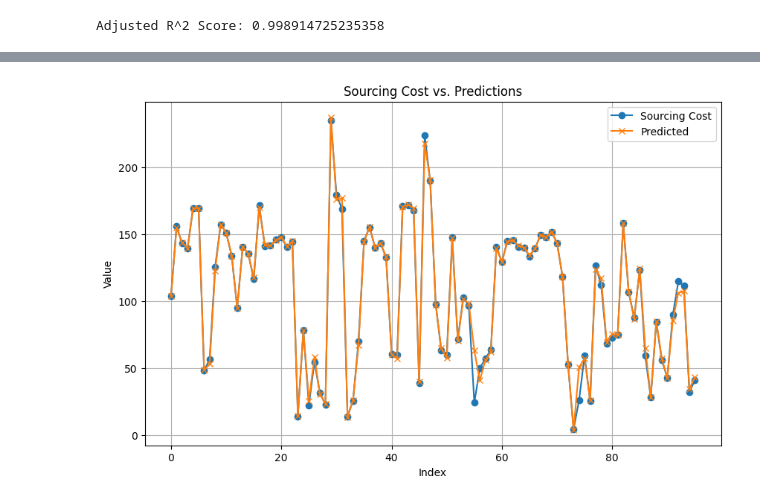
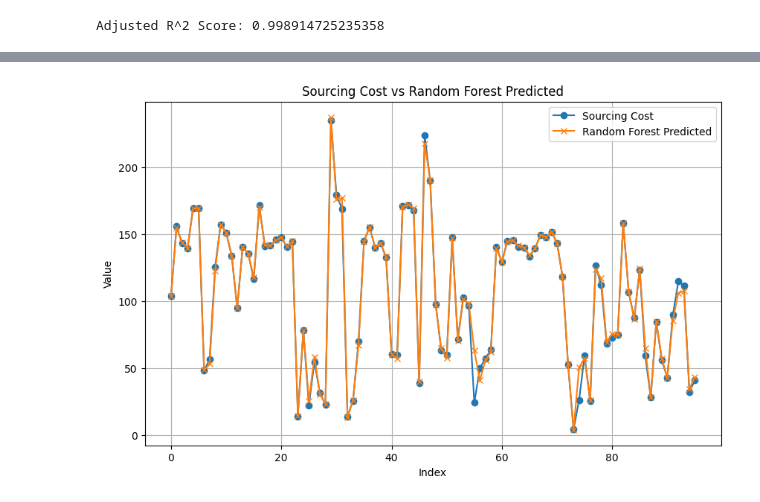
Before and after one commit to k-Rohit/AIML_Case-Study, a Jupyter notebook: Notebook/Kumar_Rohit_AIML_Assesment.ipynb, the cells around one changed output, grey strips where cells are left out. Saved outputs shown, nothing was run; the diff lists cells and outputs as text; code cells hidden in the pictures.

```diff
--- a/Notebook/Kumar_Rohit_AIML_Assesment.ipynb
+++ b/Notebook/Kumar_Rohit_AIML_Assesment.ipynb
@@ -1350,3 +1452,17 @@ print(f"Root mean squared error {rmse}")
 Mean Squared Error: 3.1780752174349276
 R^2 Score: 0.9989149280127544
 Root mean squared error 1.7827156860910063
+# %%
+xg = XGBRegressor(n_estimators=100, random_state=42)
+xg.fit(X_train,y_train)
+
+
+predictions_xgboost = xg.predict(X_test)
+
+# Evaluation of the model
+mse = mean_squared_error(y_test, predictions_xgboost)
+r2 = r2_score(y_test, predictions_xgboost)
+rmse = mean_squared_error(y_test, predictions_xgboost, squared=False)
+print(f"Mean Squared Error: {mse}")
+print(f"R^2 Score: {r2}")
+print(f"Root mean squared error {rmse}")
@@ -1433,20 +1544,15 @@ print(preds)
-# %%
-test_data2['preds'] = preds
-# %%
-import matplotlib.pyplot as plt
-
-sourcing_cost = test_data2['Sourcing Cost']
-predicted_rf = test_data2['preds']
-
-# Plotting the Sourcing Cost and predicted values
-plt.figure(figsize=(10, 6))
-plt.plot(sourcing_cost, label='Sourcing Cost', marker='o')
-plt.plot(predicted_rf, label='Predicted', marker='x')
-plt.xlabel('Index')
-plt.ylabel('Value')
-plt.title('Sourcing Cost vs. Predictions')
-plt.legend()
-plt.grid(True)
-plt.show()
-# %% [output]
-[figure, removed]
+# %%
+preds_rf = rf.predict(test_data1)
+preds_xgboost = xg.predict(test_data1)
+# %%
+test_data2['preds_rf'] = preds_rf
+test_data2['preds_xg'] = preds_xgboost
+# %%
+import matplotlib.pyplot as plt
+
+sourcing_cost = test_data2['Sourcing Cost']
+predicted_rf = test_data2['preds_rf']
+
+plot_data(sourcing_cost,predicted_rf,'Sourcing Cost','Random Forest Predicted')
+# %% [output]
+[figure, added]
```
Also changed, not shown: parts of 32 cells of this notebook.
